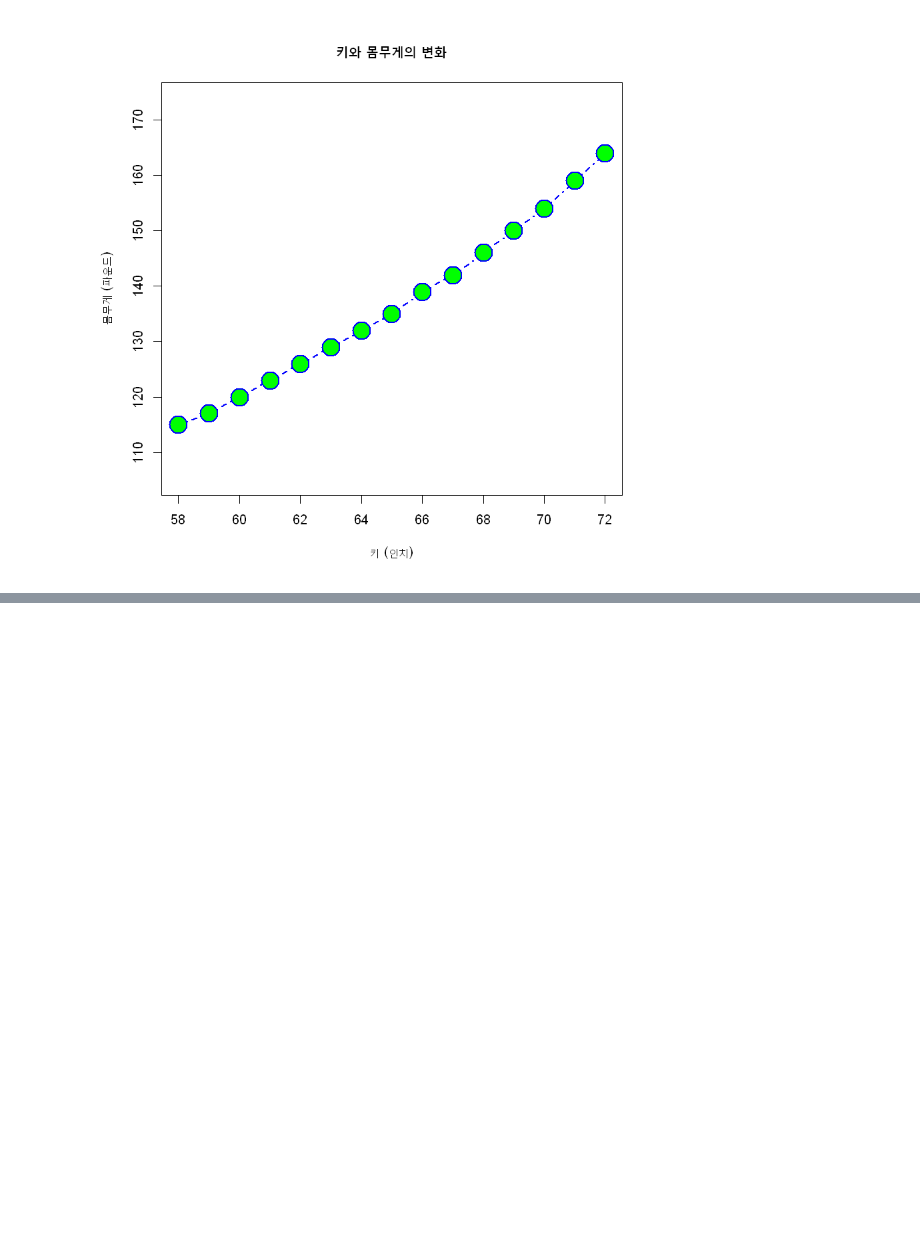
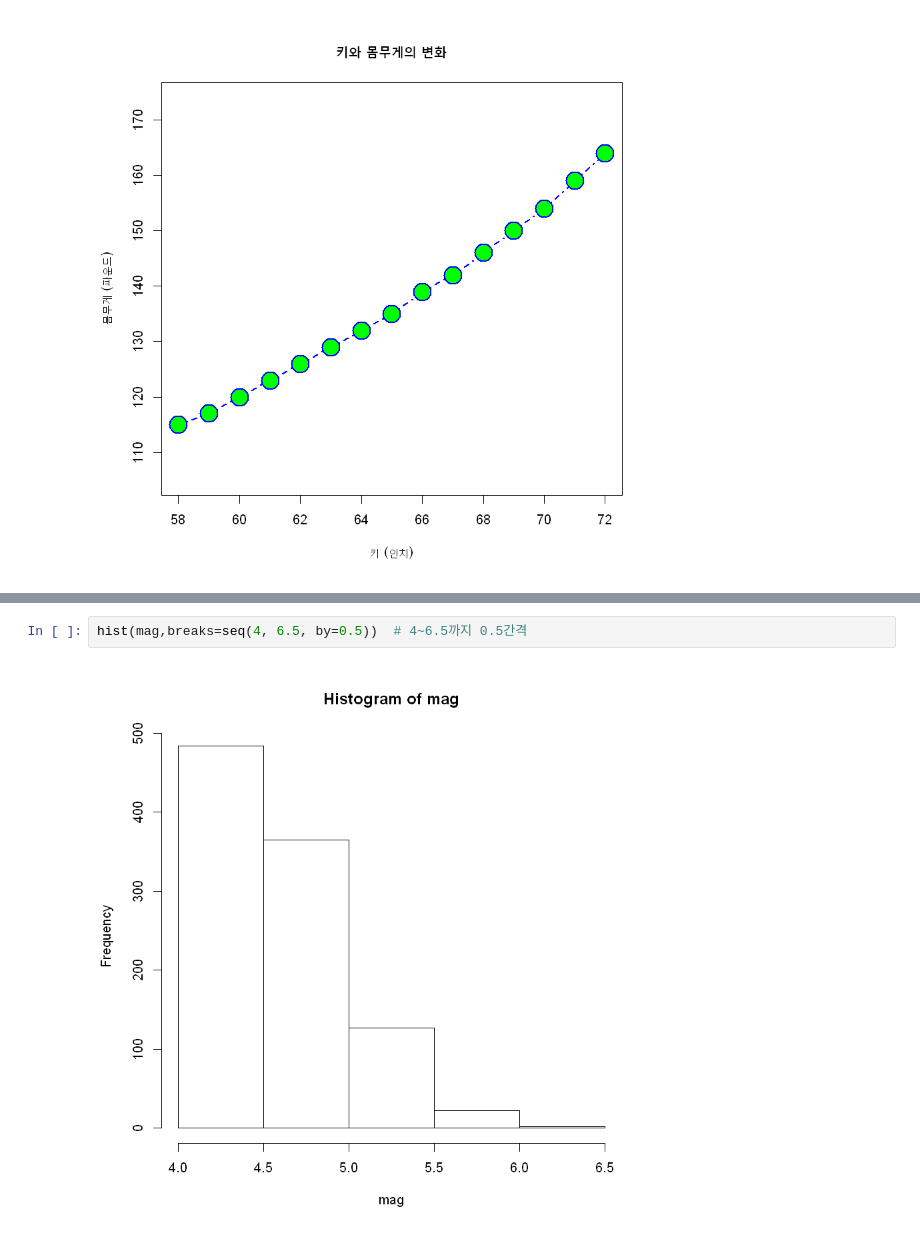
Before and after one commit to DojunPark/R_Programming, a Jupyter notebook: 05_chart_programming.ipynb, the cells around one changed output, grey strips where cells are left out. Drawn from its saved outputs; the diff is of its cells as text; blank space fills up the shorter version.

```diff
--- a/04_chart_programming.ipynb
+++ b/05_chart_programming.ipynb
@@ -230,0 +286,4 @@ plot(x=height, y=weight, xlim=c(min(height), max(height)), ylim=c(min(weight)-10
+# %%
+hist(mag,breaks=seq(4, 6.5, by=0.5))  # 4~6.5까지 0.5간격
+# %% [output]
+[figure, added]
```
Also changed, not shown: parts of 32 cells of this notebook.
